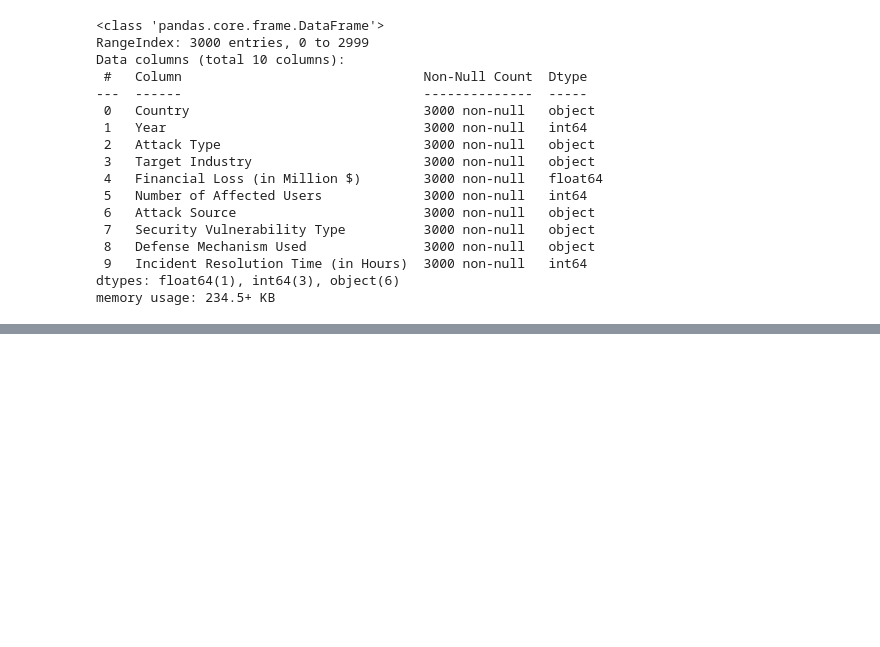
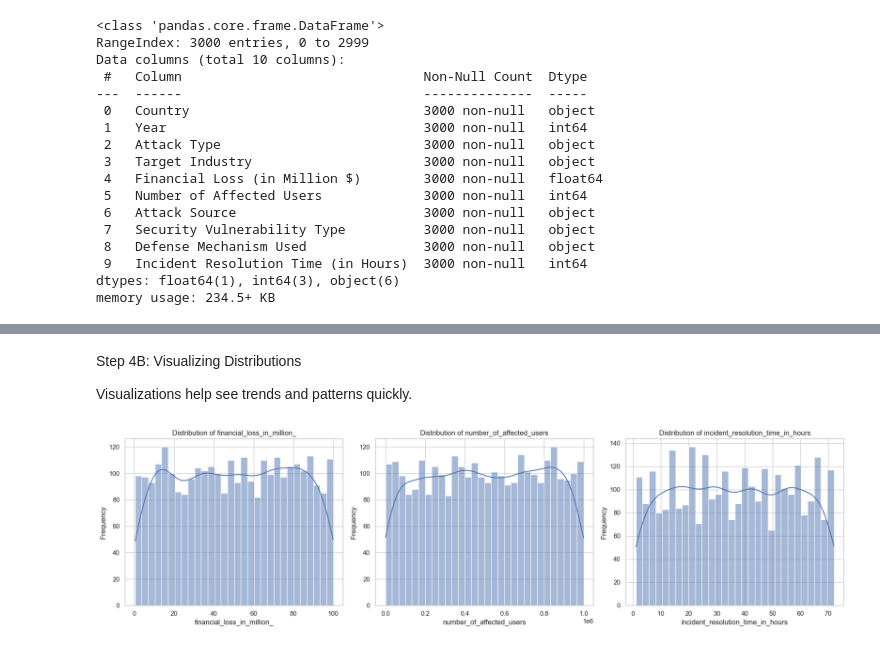
Before and after one commit to paridhijsingh/cybersecurity_project, a Jupyter notebook: notebooks/01_data_cleaning.ipynb, the cells around one changed output, grey strips where cells are left out. Cells and saved outputs as stored; diff of their text form; code cells hidden in the pictures; blank space fills up the shorter version.

Commit message:
Step 1: Exploratory Data Analysis (EDA) Added

```diff
--- a/notebooks/01_data_cleaning.ipynb
+++ b/notebooks/01_data_cleaning.ipynb
@@ -64,0 +129,19 @@ memory usage: 234.5+ KB
+# %%
+# Step 3c: Convert Data Types
+# Example: year should be an integer, category columns can be 'category'
+
+categorical_cols = [
+    'country',
+    'attack_type',
+    'target_industry',
+    'attack_source',
+    'security_vulnerability_type',
+    'defense_mechanism_used'
+]
+
+# Convert them to 'category' type
+for col in categorical_cols:
+    df[col] = df[col].astype('category')
+
+# Checking the Final Datatypes
+print(df.dtypes)
@@ -64,0 +177,7 @@ memory usage: 234.5+ KB
+# %%
+# Categorical Summary
+# Shows count of each category in the dataset
+
+for col in categorical_cols:
+     print(f"\nValue counts for {col}:")
+     print(df[col].value_counts())
@@ -64,0 +202,22 @@ memory usage: 234.5+ KB
+# %% [markdown]
+Step 4B: Visualizing Distributions
+
+Visualizations help see trends and patterns quickly.
+# %%
+# 1. Numeric Columns
+
+numeric_cols = ['financial_loss_in_million_', 'number_of_affected_users', 'incident_resolution_time_in_hours']
+
+# Create subplots
+fig, axes = plt.subplots(1, len(numeric_cols), figsize=(18, 5))  # 1 row, 3 columns
+
+for i, col in enumerate(numeric_cols):
+    sns.histplot(df[col], kde=True, bins=30, ax=axes[i])
+    axes[i].set_title(f"Distribution of {col}")
+    axes[i].set_xlabel(col)
+    axes[i].set_ylabel("Frequency")
+
+plt.tight_layout()
+plt.show()
+# %% [output]
+[figure, added]
```
Also changed, not shown: parts of 25 cells of this notebook, 1 other file.
